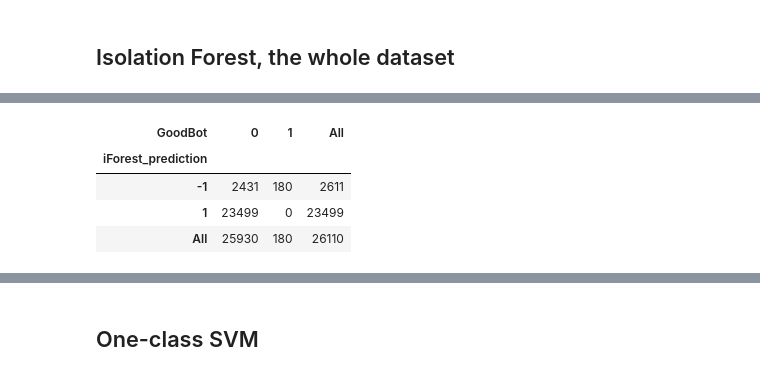
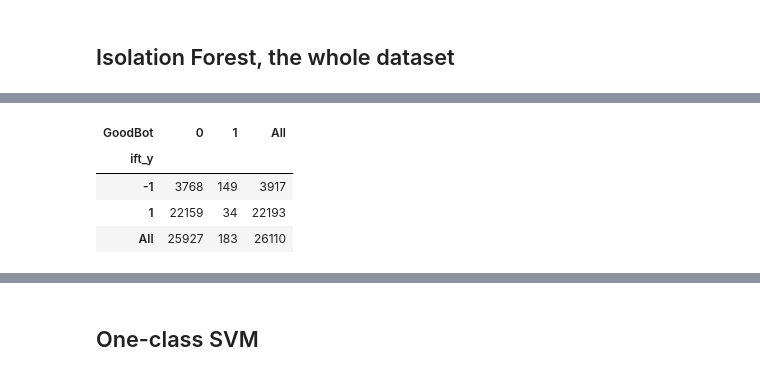
Before and after one commit to astarr8181/fp_bots, a Jupyter notebook: Anomaly_Detection.ipynb, the cells around one changed output, grey strips where cells are left out. Drawn from its saved outputs; the diff is of its cells as text; code cells hidden in the pictures.

Commit message:
iForest, pickle, One class SVM

```diff
--- a/Anomaly_Detection.ipynb
+++ b/Anomaly_Detection.ipynb
@@ -86,0 +157,6 @@ df['iForest_prediction'] = model.predict(df)
+# %%
+ift_y = IFT.predict(X)
+# %%
+X['ift_y'] = ift_y
+# %%
+anomaly_score = pipeline.decision_function(X)
@@ -87,9 +165,13 @@ df['iForest_prediction'] = model.predict(df)
+# %%
+X["GoodBot"] = df['userAgentHttp'].str.contains("bot", case = False).astype(int)
+X['api/hour'] = df.groupby(['addressHttp','time'])['addressHttp'].transform('count')
+X['frequent/hour'] = np.where(df.groupby(['addressHttp','time'])['addressHttp'].transform('count')>15, 1, 0)
 # %%
-my=pd.crosstab(df.iForest_prediction, df.GoodBot, margins=True)
+my = pd.crosstab(X['ift_y'], X['GoodBot'], margins=True)
 my
 # %% [output]
 | GoodBot | 0 | 1 | All |
-| iForest_prediction |  |  |  |
-| -1 | 2431 | 180 | 2611 |
-| 1 | 23499 | 0 | 23499 |
-| All | 25930 | 180 | 26110 |
+| ift_y |  |  |  |
+| -1 | 3768 | 149 | 3917 |
+| 1 | 22159 | 34 | 22193 |
+| All | 25927 | 183 | 26110 |
```
Also changed, not shown: parts of 54 cells of this notebook.
